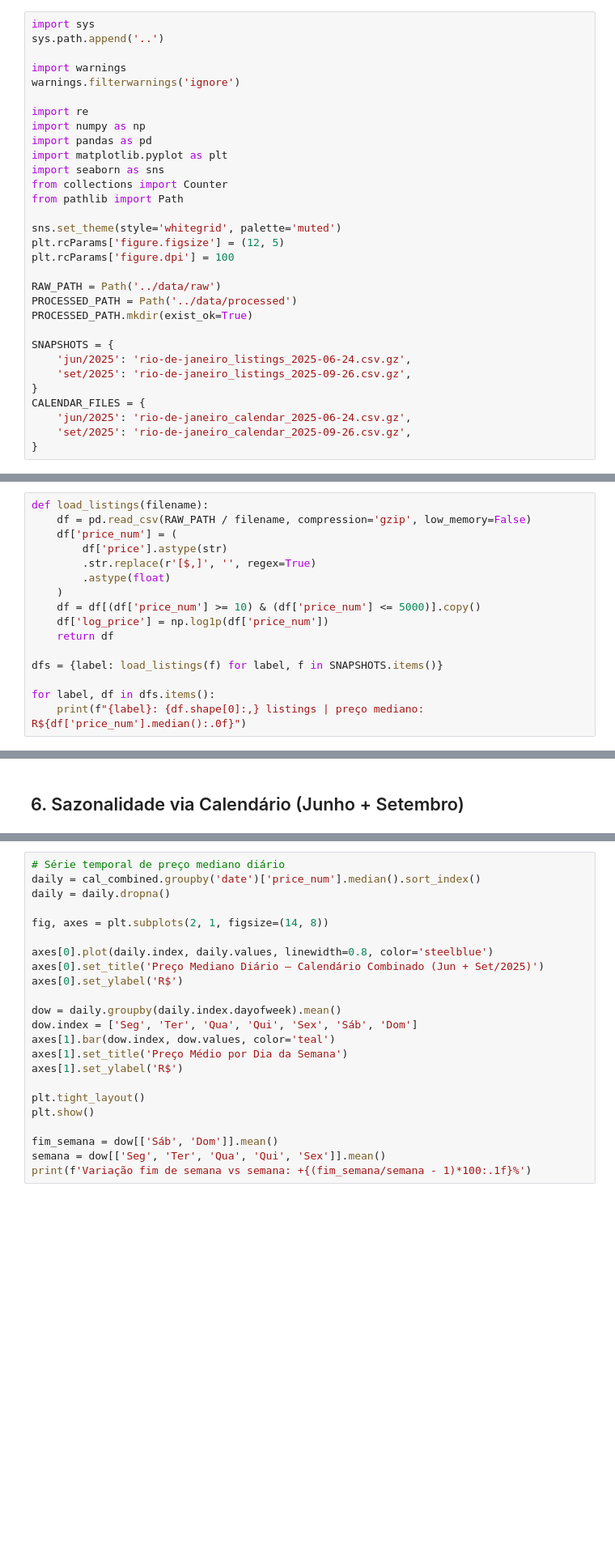
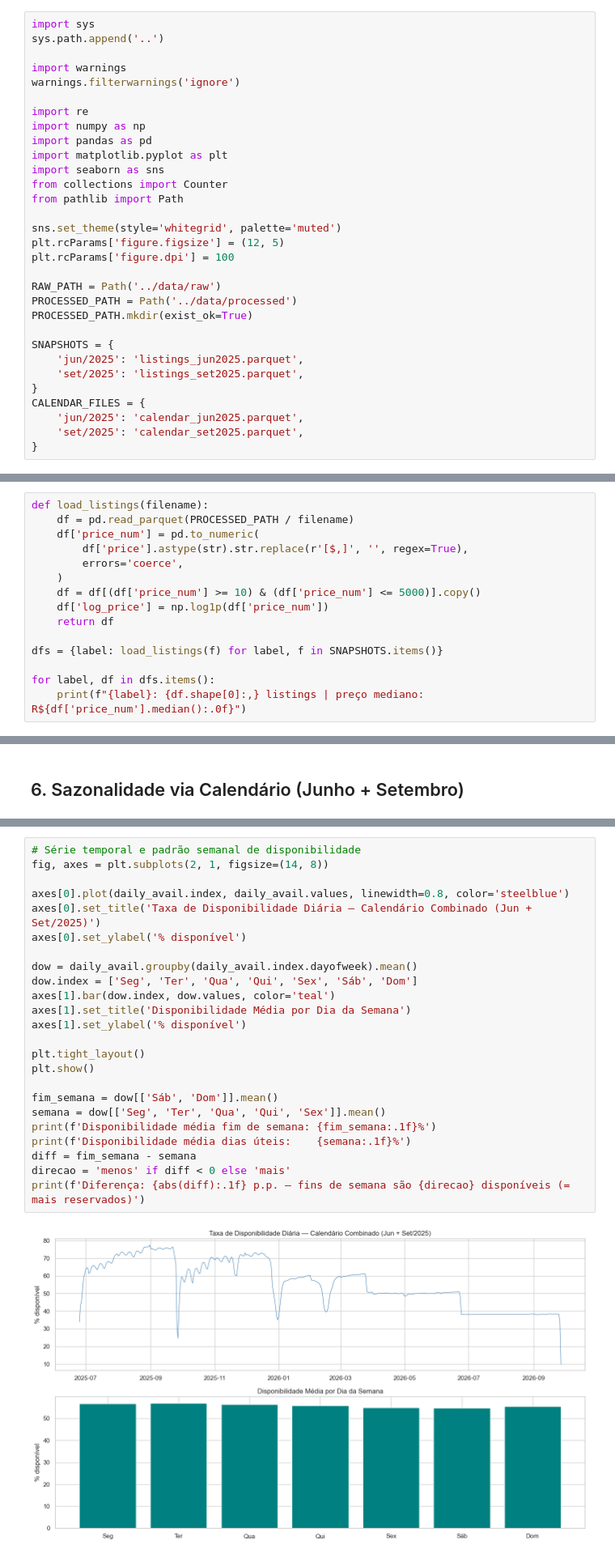
Before and after one commit to Caio-Fis/airbnb-price-optimizer-rio, a Jupyter notebook: notebooks/01_eda.ipynb, the cells around one changed output, grey strips where cells are left out. Shown at 81% size. Cells and saved outputs as stored; diff of their text form; blank space fills up the shorter version.

```diff
--- a/notebooks/01_eda.ipynb
+++ b/notebooks/01_eda.ipynb
@@ -31,22 +31,21 @@ PROCESSED_PATH = Path('../data/processed')
 PROCESSED_PATH.mkdir(exist_ok=True)
 
 SNAPSHOTS = {
-    'jun/2025': 'rio-de-janeiro_listings_2025-06-24.csv.gz',
-    'set/2025': 'rio-de-janeiro_listings_2025-09-26.csv.gz',
+    'jun/2025': 'listings_jun2025.parquet',
+    'set/2025': 'listings_set2025.parquet',
 }
 CALENDAR_FILES = {
-    'jun/2025': 'rio-de-janeiro_calendar_2025-06-24.csv.gz',
-    'set/2025': 'rio-de-janeiro_calendar_2025-09-26.csv.gz',
+    'jun/2025': 'calendar_jun2025.parquet',
+    'set/2025': 'calendar_set2025.parquet',
 }
 # %% [markdown]
 ## 1. Carregamento dos dados
 # %%
 def load_listings(filename):
-    df = pd.read_csv(RAW_PATH / filename, compression='gzip', low_memory=False)
-    df['price_num'] = (
-        df['price'].astype(str)
-        .str.replace(r'[$,]', '', regex=True)
-        .astype(float)
+    df = pd.read_parquet(PROCESSED_PATH / filename)
+    df['price_num'] = pd.to_numeric(
+        df['price'].astype(str).str.replace(r'[$,]', '', regex=True),
+        errors='coerce',
     )
     df = df[(df['price_num'] >= 10) & (df['price_num'] <= 5000)].copy()
     df['log_price'] = np.log1p(df['price_num'])
@@ -256,23 +333,26 @@ print(f"Combinado:           {len(cal_combined):,} linhas")
 # %%
-# Série temporal de preço mediano diário
-daily = cal_combined.groupby('date')['price_num'].median().sort_index()
-daily = daily.dropna()
-
+# Série temporal e padrão semanal de disponibilidade
 fig, axes = plt.subplots(2, 1, figsize=(14, 8))
 
-axes[0].plot(daily.index, daily.values, linewidth=0.8, color='steelblue')
-axes[0].set_title('Preço Mediano Diário — Calendário Combinado (Jun + Set/2025)')
-axes[0].set_ylabel('R$')
+axes[0].plot(daily_avail.index, daily_avail.values, linewidth=0.8, color='steelblue')
+axes[0].set_title('Taxa de Disponibilidade Diária — Calendário Combinado (Jun + Set/2025)')
+axes[0].set_ylabel('% disponível')
 
-dow = daily.groupby(daily.index.dayofweek).mean()
+dow = daily_avail.groupby(daily_avail.index.dayofweek).mean()
 dow.index = ['Seg', 'Ter', 'Qua', 'Qui', 'Sex', 'Sáb', 'Dom']
 axes[1].bar(dow.index, dow.values, color='teal')
-axes[1].set_title('Preço Médio por Dia da Semana')
-axes[1].set_ylabel('R$')
+axes[1].set_title('Disponibilidade Média por Dia da Semana')
+axes[1].set_ylabel('% disponível')
 
 plt.tight_layout()
 plt.show()
 
 fim_semana = dow[['Sáb', 'Dom']].mean()
 semana = dow[['Seg', 'Ter', 'Qua', 'Qui', 'Sex']].mean()
-print(f'Variação fim de semana vs semana: +{(fim_semana/semana - 1)*100:.1f}%')
+print(f'Disponibilidade média fim de semana: {fim_semana:.1f}%')
+print(f'Disponibilidade média dias úteis:    {semana:.1f}%')
+diff = fim_semana - semana
+direcao = 'menos' if diff < 0 else 'mais'
+print(f'Diferença: {abs(diff):.1f} p.p. — fins de semana são {direcao} disponíveis (= mais reservados)')
+# %% [output]
+[figure, added]
```
Also changed, not shown: parts of 15 cells of this notebook, 29 other files.
